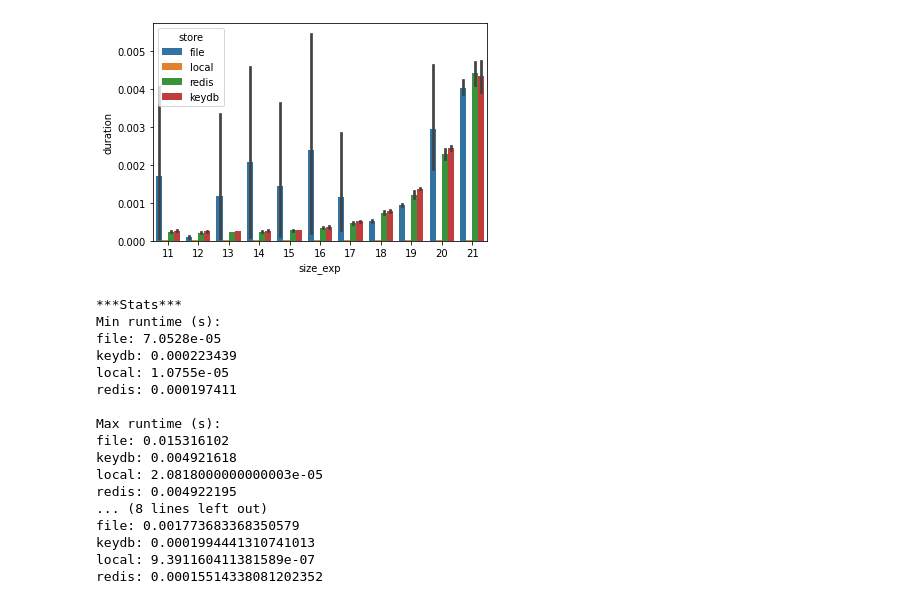
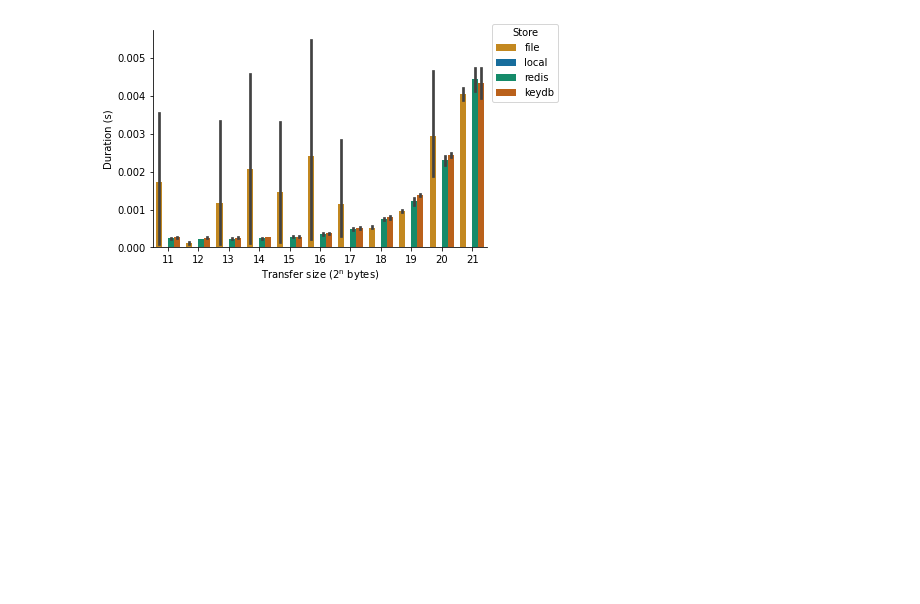
Before and after one commit to ValHayot/chameleon-ps-rdma, a Jupyter notebook: benchmark/Benchmark_visualizations.ipynb, the cells around one changed output. Cells and saved outputs as stored; diff of their text form; code cells hidden in the pictures; blank space fills up the shorter version.

```diff
--- a/benchmark/Benchmark_visualizations.ipynb
+++ b/benchmark/Benchmark_visualizations.ipynb
@@ -113,22 +144,5 @@ redis: 0.00449784378146417
 # %%
-violin_task(df_local, "store_data", (11, 22))
+transfer_plot(df_local, "store_data", (11, 22))
 # %% [output]
-[figure, old version]
+[figure, new version]
-***Stats***
-Min runtime (s):
-file: 7.0528e-05
-keydb: 0.000223439
-local: 1.0755e-05
-redis: 0.000197411
-
-Max runtime (s):
-file: 0.015316102
-keydb: 0.004921618
-local: 2.0818000000000003e-05
-redis: 0.004922195
-... (8 lines left out)
-file: 0.001773683368350579
-keydb: 0.0001994441310741013
-local: 9.391160411381589e-07
-redis: 0.00015514338081202352
 # %%
```
Also changed, not shown: parts of 24 cells of this notebook, 1 other file.
